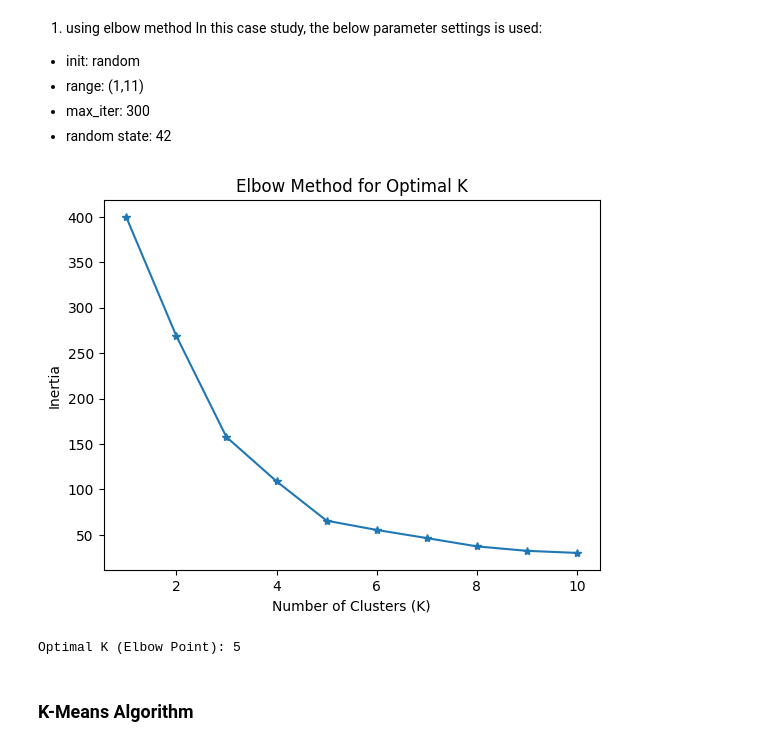
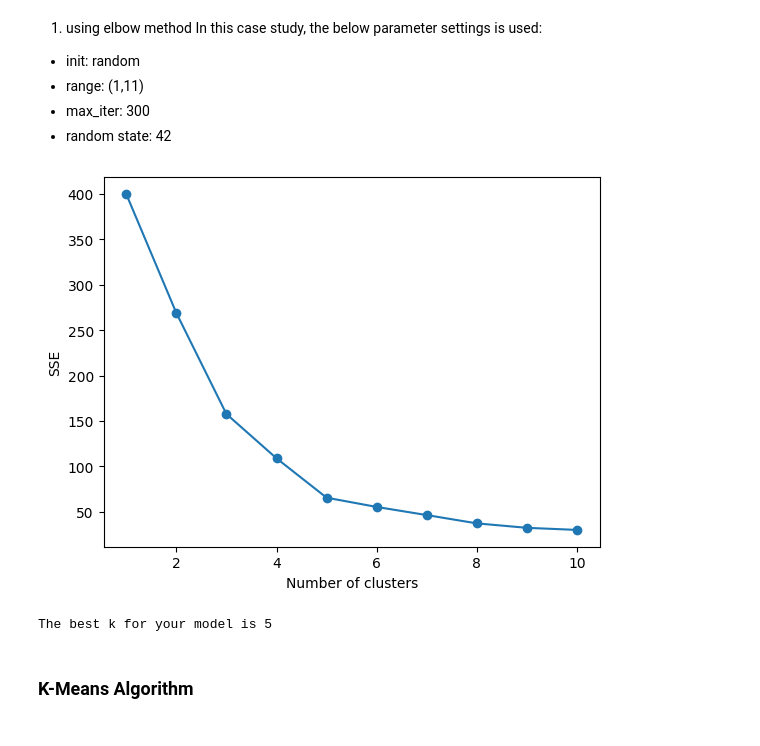
Before and after one commit to OoMyGit/Data-Mining, a Jupyter notebook: [Answer]_Exercise_Week_8_KMeans_Clustering.ipynb, the cells around one changed output. Drawn from its saved outputs; the diff is of its cells as text; code cells hidden in the pictures.

```diff
--- a/[Answer]_Exercise_Week_8_KMeans_Clustering.ipynb
+++ b/[Answer]_Exercise_Week_8_KMeans_Clustering.ipynb
@@ -36,7 +33,7 @@ df.head()
 | 4 | 5 | Female | 31 | 17 | 40 |
 # %%
 # rename the Annual Income (k$)	Spending Score (1-100) column
-df = df.rename(columns={'Annual Income (k$)': 'AnnualIncome', 'Spending Score (1-100)': 'SpendingScore'})
+df.rename(columns={'Annual Income (k$)': 'AnnualIncome', 'Spending Score (1-100)': 'SpendingScore'}, inplace=True)
 df.head()
 # %% [output]
 |  | CustomerID | Gender | Age | AnnualIncome | SpendingScore |
@@ -89,8 +102,8 @@ plt.show()
 For this case study, we only use income and spending score
 # %%
 # create new dataframe that consist only annual income and spending score
-new_df = df[['AnnualIncome', 'SpendingScore']]
-new_df.head()
+dfnew = df[['AnnualIncome', 'SpendingScore']]
+dfnew.head()
 # %% [output]
 |  | AnnualIncome | SpendingScore |
 | 0 | 15 | 39 |
@@ -102,12 +115,16 @@ new_df.head()
 Before we analyze our data, we need to scale the data. You can use MinMaxScaler or StandardScaler.
 # %%
 # scale dataset with standard scaler
+
 from sklearn.preprocessing import StandardScaler
+standard_scaler = StandardScaler()
+df_scaled = standard_scaler.fit_transform(dfnew)
 
-scaler = StandardScaler()
-scaled_data = scaler.fit_transform(new_df)
-scaled_df = pd.DataFrame(scaled_data, columns=['income', 'spending'])
-scaled_df.head()
+df_new_scaled = pd.DataFrame(df_scaled, columns=dfnew.columns)
+df_new_scaled.rename(columns={'AnnualIncome': 'income', 'SpendingScore': 'spending'}, inplace=True)
+
+# Show the first few rows
+df_new_scaled.head()
 # %% [output]
 |  | income | spending |
 | 0 | -1.738999 | -0.434801 |
@@ -164,28 +178,25 @@ In this case study, the below parameter settings is used:
 - random state: 42
 # %%
 # set the parameter for evaluating K
-
-inertia = []
-for i in range(1, 11):
-    kmeans = KMeans(n_clusters=i, init='random', max_iter=300, random_state=42)
-    kmeans.fit(scaled_df)
-    inertia.append(kmeans.inertia_)
+sse=[]
+for k in range(1,11):
+    kmeans = KMeans(n_clusters=k, init='random', max_iter=300, random_state=42)
+    kmeans.fit(df_new_scaled)
+    sse.append(kmeans.inertia_)
 # %%
 # manually visualize the elbow method using plotlib
-# Plotting the elbow method
-plt.plot(range(1, 11), inertia, marker='*')
-plt.title('Elbow Method for Optimal K')
-plt.xlabel('Number of Clusters (K)')
-plt.ylabel('Inertia')
+plt.plot(range(1,11), sse, marker='o')
+plt.xlabel('Number of clusters')
+plt.ylabel('SSE')
 plt.show()
 # %% [output]
-[figure, old version]
+[figure, new version]
 # %%
 # using kneelocator to find the elbow/knee
-kl = KneeLocator(range(1, 11), inertia, curve="convex", direction="decreasing")
-print(f"Optimal K (Elbow Point): {kl.elbow}")
+kl = KneeLocator(range(1,11), sse, curve='convex', direction='decreasing')
+print("The best k for your model is", kl.elbow)
 # %% [output]
-Optimal K (Elbow Point): 5
+The best k for your model is 5
 # %% [markdown]
 ### K-Means Algorithm
 # %% [markdown]
```
Also changed, not shown: parts of 14 cells of this notebook.
